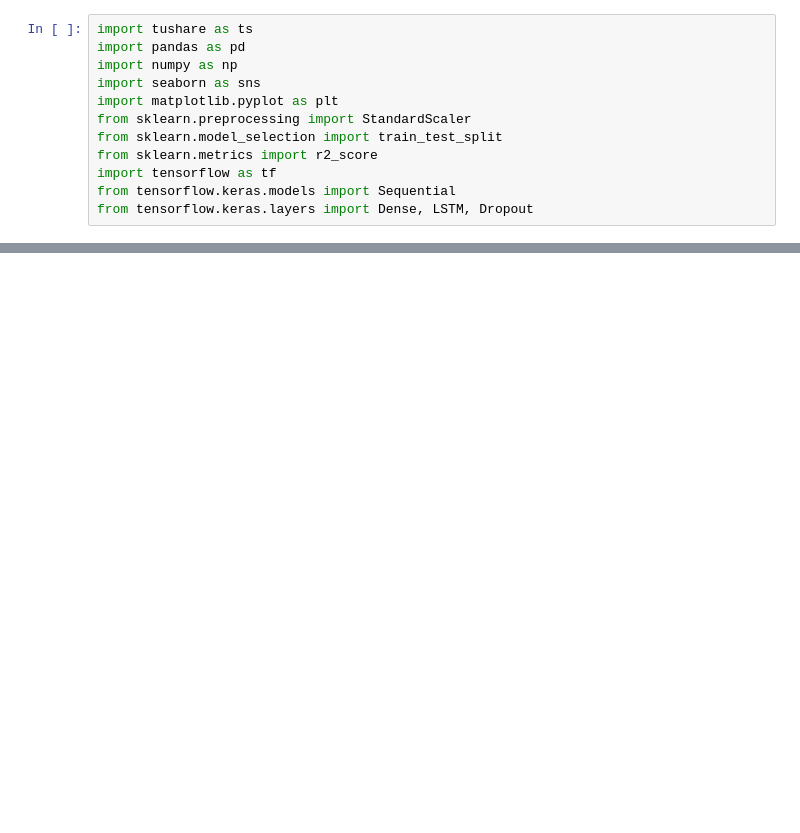
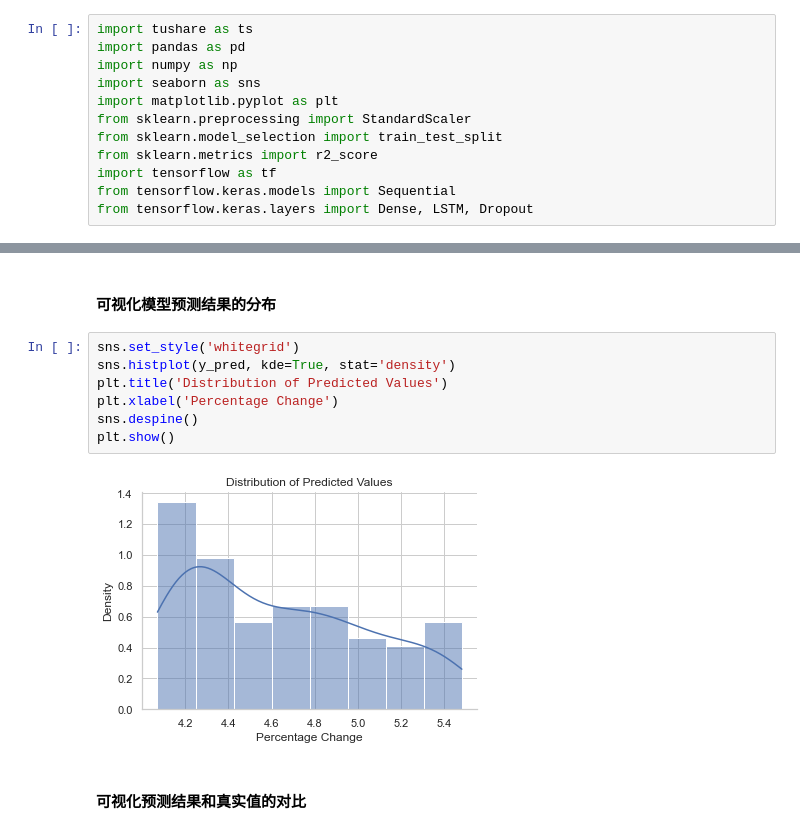
Before and after one commit to WangYuHang-cmd/Backtesting-on-000300.HS-, a Jupyter notebook: MyAns.ipynb, the cells around one changed output, grey strips where cells are left out. Saved outputs shown, nothing was run; the diff lists cells and outputs as text; blank space fills up the shorter version.

```diff
--- a/MyAns.ipynb
+++ b/MyAns.ipynb
@@ -217,0 +201,13 @@ plt.show()
+# %% [markdown]
+#### 可视化模型预测结果的分布
+# %%
+sns.set_style('whitegrid')
+sns.histplot(y_pred, kde=True, stat='density')
+plt.title('Distribution of Predicted Values')
+plt.xlabel('Percentage Change')
+sns.despine()
+plt.show()
+# %% [output]
+[figure, added]
+# %% [markdown]
+#### 可视化预测结果和真实值的对比
```
Also changed, not shown: parts of 46 cells of this notebook, 1 other file.
